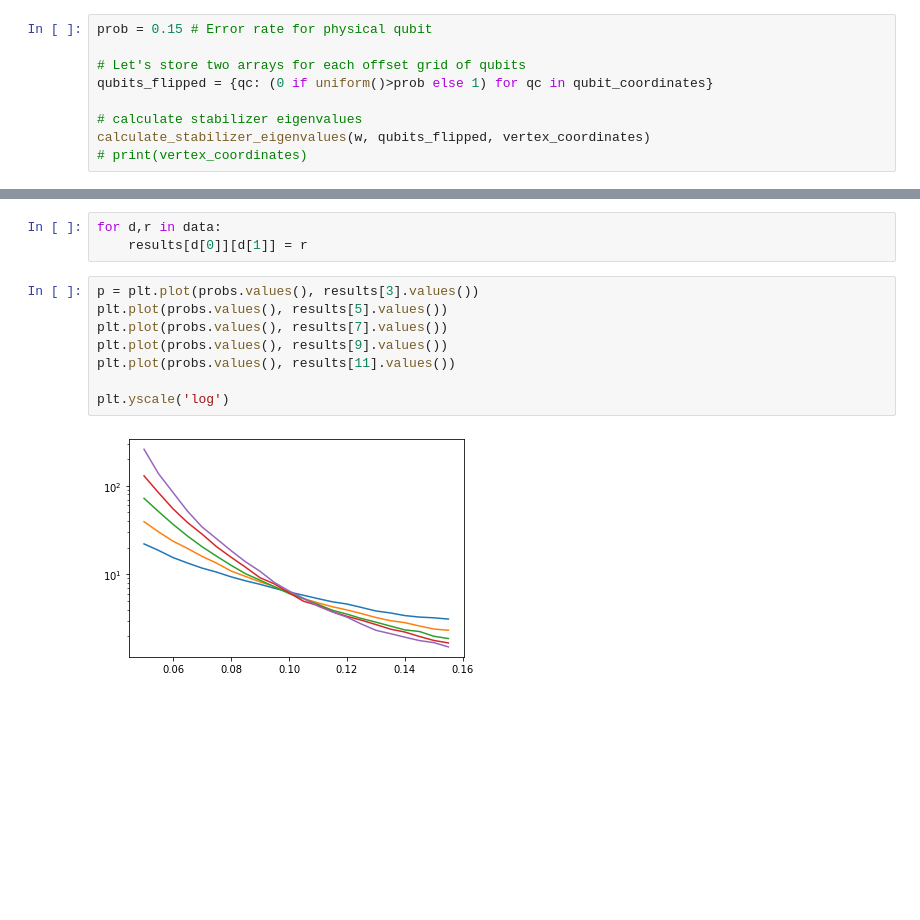
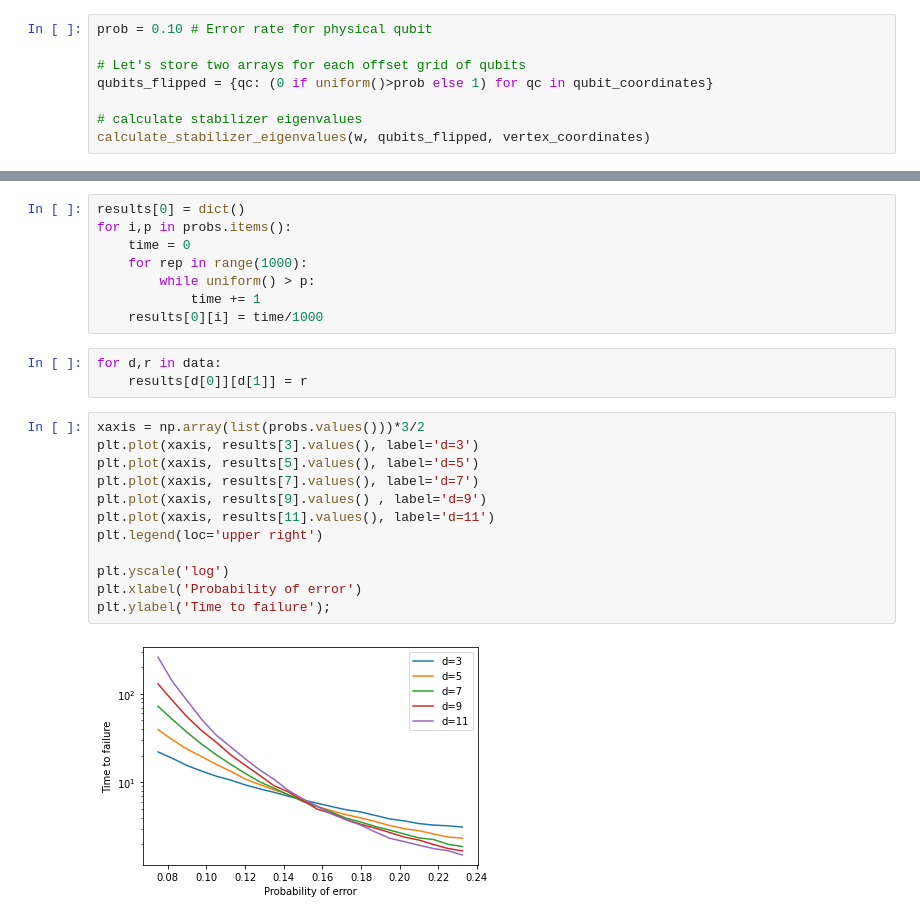
Before and after one commit to Acceleraizer/PHY160fp-topoQEC, a Jupyter notebook: surface.ipynb, the cells around one changed output, grey strips where cells are left out. Saved outputs shown, nothing was run; the diff lists cells and outputs as text; blank space fills up the shorter version.

```diff
--- a/surface.ipynb
+++ b/surface.ipynb
@@ -125,12 +89,11 @@ def calculate_stabilizer_eigenvalues(w, qubits_flipped, vertex_coordinates):
 # %%
-prob = 0.15 # Error rate for physical qubit
+prob = 0.10 # Error rate for physical qubit
 
 # Let's store two arrays for each offset grid of qubits
 qubits_flipped = {qc: (0 if uniform()>prob else 1) for qc in qubit_coordinates}
 
 # calculate stabilizer eigenvalues
 calculate_stabilizer_eigenvalues(w, qubits_flipped, vertex_coordinates)
-# print(vertex_coordinates)
 # %% [markdown]
 Lets check if any of this makes sense
 # %%
@@ -337,16 +312,28 @@ data = Parallel(n_jobs=8)(delayed(process)(probs, n, i) for i in range(len(probs
 #         r = test(n,p,1000)
 #         print(n,p, r)
 #         results[n].append(r)
+# %%
+results[0] = dict()
+for i,p in probs.items():
+    time = 0
+    for rep in range(1000):
+        while uniform() > p:
+            time += 1
+    results[0][i] = time/1000
 # %%
 for d,r in data:
     results[d[0]][d[1]] = r
 # %%
-p = plt.plot(probs.values(), results[3].values())
-plt.plot(probs.values(), results[5].values())
-plt.plot(probs.values(), results[7].values())
-plt.plot(probs.values(), results[9].values())
-plt.plot(probs.values(), results[11].values())
+xaxis = np.array(list(probs.values()))*3/2
+plt.plot(xaxis, results[3].values(), label='d=3')
+plt.plot(xaxis, results[5].values(), label='d=5')
+plt.plot(xaxis, results[7].values(), label='d=7')
+plt.plot(xaxis, results[9].values() , label='d=9')
+plt.plot(xaxis, results[11].values(), label='d=11')
+plt.legend(loc='upper right')
 
 plt.yscale('log')
+plt.xlabel('Probability of error')
+plt.ylabel('Time to failure');
 # %% [output]
-[figure, old version]
+[figure, new version]
```
Also changed, not shown: parts of 10 cells of this notebook.
